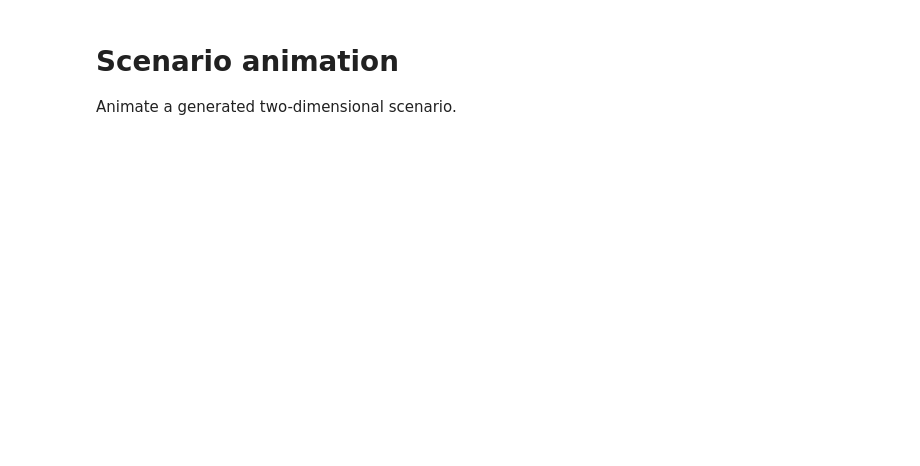
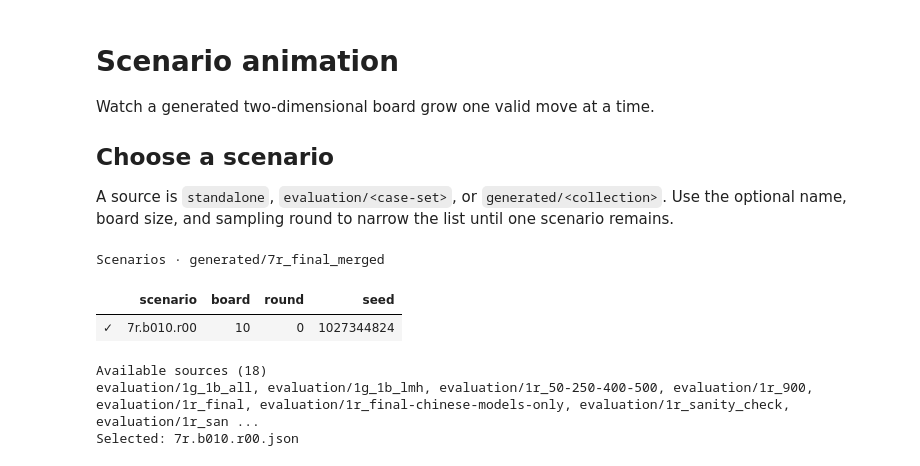
Before and after one commit to maximilian-armuss-dev/frabble, a Jupyter notebook: visualization/notebooks/scenario_viewer.ipynb, the cells around one changed output. Drawn from its saved outputs; the diff is of its cells as text; code cells hidden in the pictures; blank space fills up the shorter version.

```diff
--- a/visualization/inspect_scenario.ipynb
+++ b/visualization/notebooks/scenario_viewer.ipynb
@@ -1,5 +1,9 @@
 # %% [markdown]
 # Scenario animation
 
-Animate a generated two-dimensional scenario.
+Watch a generated two-dimensional board grow one valid move at a time.
+
+## Choose a scenario
+
+A source is `standalone`, `evaluation/<case-set>`, or `generated/<collection>`. Use the optional name, board size, and sampling round to narrow the list until one scenario remains.
 # %%
@@ -11,10 +11,17 @@ from visualization.board_figures import (
 # %%
-SCENARIO_PATH = "outputs/7r/scenarios/7r.b010.r00.json"
+SCENARIO_SOURCE = "generated/7r_final_merged"
+SCENARIO_NAME = None
+BOARD_SIZE = 10
+SAMPLING_ROUND = 0
 
-scenario: dict = load_scenario_json(SCENARIO_PATH)
-boards, placements = scenario_boards_and_placements(scenario)
-
-animate_scenario_2d(
-    scenario,
-    title=scenario["config_name"],
+view.show_scenario_animation(
+    SCENARIO_SOURCE, name=SCENARIO_NAME, board_size=BOARD_SIZE,
+    sampling_round=SAMPLING_ROUND,
 )
+# %% [output]
+Scenarios · generated/7r_final_merged
+|  | scenario | board | round | seed |
+| ✓ | 7r.b010.r00 | 10 | 0 | 1027344824 |
+Available sources (18)
+evaluation/1g_1b_all, evaluation/1g_1b_lmh, evaluation/1r_50-250-400-500, evaluation/1r_900, evaluation/1r_final, evaluation/1r_final-chinese-models-only, evaluation/1r_sanity_check, evaluation/1r_san ...
+Selected: 7r.b010.r00.json
```
Also changed, not shown: parts of 1 cell of this notebook, 23 other files.
